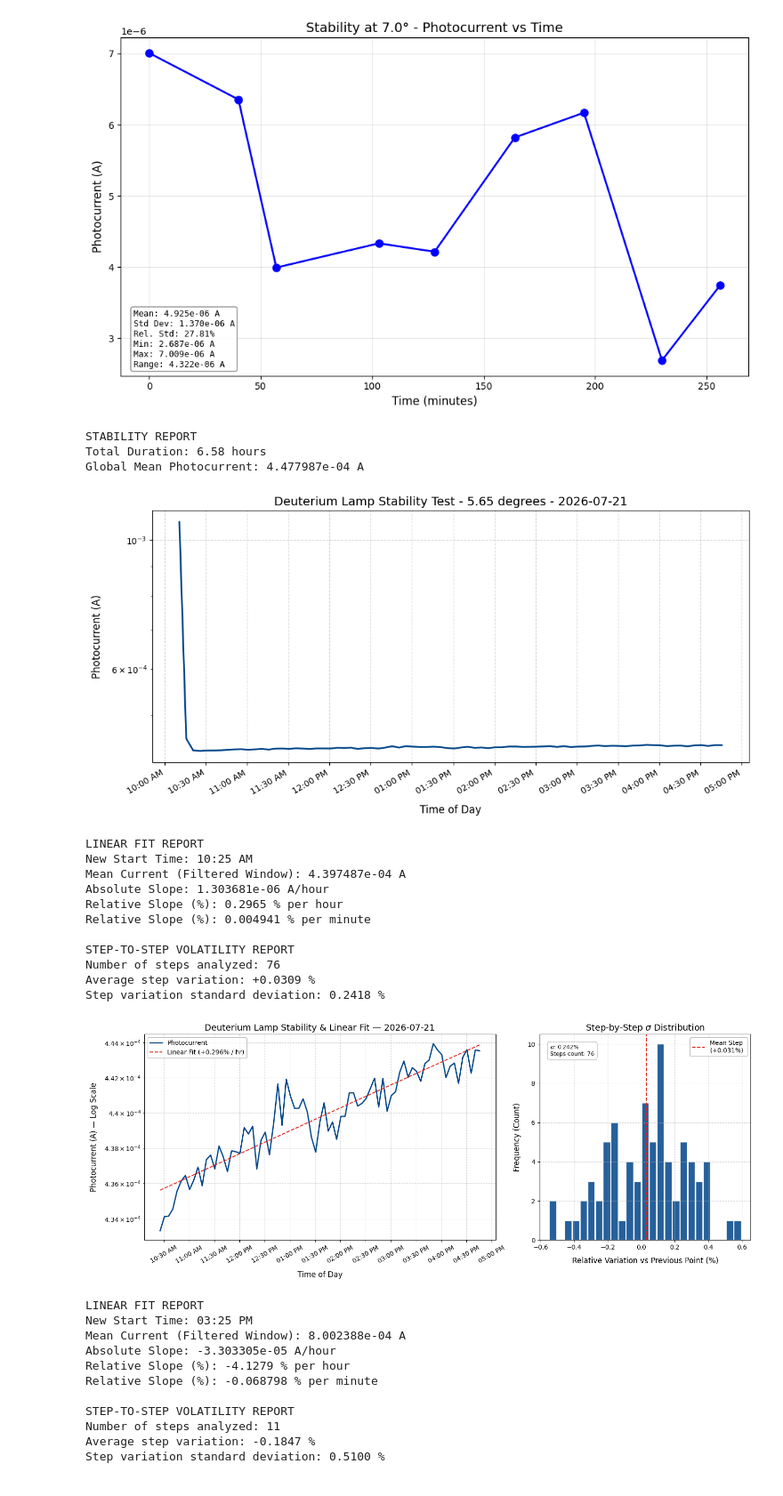
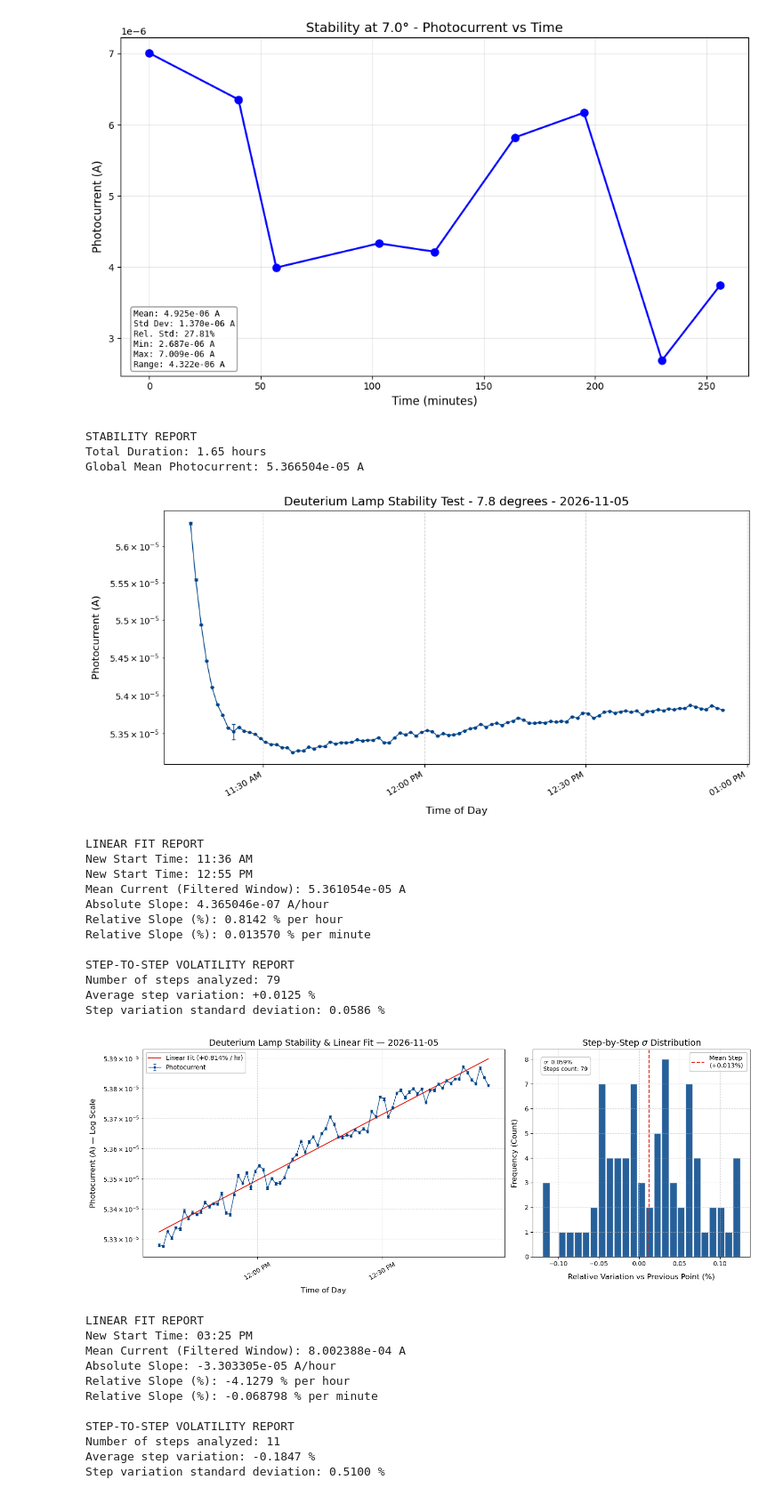
Before and after one commit to laughtonmichael2004-hue/lea-summer_2026_Internship, a Jupyter notebook: 2. Deuterium Lamp/Deuterium Lamp Analysis Code.ipynb, the cells around one changed output. Shown at 89% size. Drawn from its saved outputs; the diff is of its cells as text; code cells hidden in the pictures.

Commit message:
plotting and stability analysis for D2 lamp at 7.8 degrees

```diff
--- a/2. Deuterium Lamp/Deuterium Lamp Analysis Code.ipynb
+++ b/2. Deuterium Lamp/Deuterium Lamp Analysis Code.ipynb
@@ -1010,7 +1006,8 @@ import pandas as pd
 import os
 
 # LOAD DATA
-path_file = r"C:\Users\leaga\OneDrive\Desktop\Internship UoM\VUV Monochromator\2. Deuterium Lamp\Stability\test_stability_20260721.txt"
+#path_file = r"C:\Users\leaga\OneDrive\Desktop\Internship UoM\VUV Monochromator\2. Deuterium Lamp\Stability\test_stability_20260721.txt"
+path_file = r"C:\Users\laugh\lea-summer-2026-internship-forked\lea-summer_2026_Internship\2. Deuterium Lamp\second_pos_a_stability.txt"
 df = pd.read_csv(path_file)
 
 # Convert timestamps to datetime objects
@@ -1029,9 +1026,9 @@ print(f"Global Mean Photocurrent: {current_mean_total:.6e} A")
 # PLOTTING
 fig, ax = plt.subplots(figsize=(11, 5.5))
 
-ax.plot(df['timestamp'], df['current_mean_A'], color='#004488', linewidth=2)
+ax.errorbar(df['timestamp'], df['current_mean_A'], yerr=df['current_std_A'] / np.sqrt(df['n_samples']), color='#004488', linestyle='-', linewidth=1, fmt='o', markersize=3, elinewidth=1, capsize=2, label='Photocurrent (mean ± std)')
 
-ax.set_title(f'Deuterium Lamp Stability Test - 5.65 degrees - {experiment_date}', fontsize=14)
+ax.set_title(f'Deuterium Lamp Stability Test - 7.8 degrees - {experiment_date}', fontsize=14)
 ax.set_xlabel('Time of Day', fontsize=12, labelpad=10)
 ax.set_ylabel('Photocurrent (A)', fontsize=12, labelpad=10)
 ax.set_yscale('log')
@@ -1043,19 +1040,20 @@ ax.xaxis.set_major_formatter(mdates.DateFormatter('%I:%M %p'))
 ax.xaxis.set_major_locator(mdates.MinuteLocator(byminute=[0, 30]))
 fig.autofmt_xdate(rotation=30, ha='right')
 
-save_path = os.path.join(r"C:\Users\leaga\OneDrive\Desktop\Internship UoM\VUV Monochromator\2. Deuterium Lamp\Stability\stability_at_5.65deg_plot_data_5min_intervals_20260721.png")
-plt.savefig(save_path, dpi=300, bbox_inches='tight')
+#save_path = os.path.join(r"C:\Users\leaga\OneDrive\Desktop\Internship UoM\VUV Monochromator\2. Deuterium Lamp\Stability\stability_at_5.65deg_plot_data_5min_intervals_20260721.png")
+#plt.savefig(save_path, dpi=300, bbox_inches='tight')
+plt.savefig("second_pos_a_stability.png", dpi=600, bbox_inches='tight')
 
 plt.tight_layout()
 plt.show()
 # %% [output]
 STABILITY REPORT
-Total Duration: 6.58 hours
-Global Mean Photocurrent: 4.477987e-04 A
+Total Duration: 1.65 hours
+Global Mean Photocurrent: 5.366504e-05 A
-[figure, old version]
+[figure, new version]
 # %%
 # STABILITY ANALYSIS - LINEAR FIT & VOLATILITY HISTOGRAM
-
+# Note this has errorbars and filtered window twice... easy to change back.
 import os
 import matplotlib.dates as mdates
 import matplotlib.pyplot as plt
@@ -1063,21 +1061,24 @@ import numpy as np
 import pandas as pd
 
 # LOAD DATA
-path_file = r"C:\Users\leaga\OneDrive\Desktop\Internship UoM\VUV Monochromator\2. Deuterium Lamp\Stability\test_stability_20260721.txt"
+path_file = r"C:\Users\laugh\lea-summer-2026-internship-forked\lea-summer_2026_Internship\2. Deuterium Lamp\second_pos_a_stability.txt"
 df = pd.read_csv(path_file)
 df['timestamp'] = pd.to_datetime(df['timestamp'])
 
 # FILTER DATA (Start at 10:25 AM, when lamp is "stable")
-df_filtered = df[df['t_min'] >= 15.0].copy()
+# Cannot be bothered to figure out the times... use like 30
+df_filtered = df[df['t_min'] >= 20.0].copy()
+df_filtered = df_filtered[df_filtered['t_min'] <= 100].copy() # cuts off the step seen at the end...
 
 # CALCULATE LINEAR FIT & SLOPE IN %
 # Convert filtered timestamps to numerical minutes/hours from the new start point
 time_minutes = df_filtered['t_min'].values - df_filtered['t_min'].min()
 time_hours = time_minutes / 60.0
 current_vals = df_filtered['current_mean_A'].values
+current_stds = df_filtered['current_std_A'] / np.sqrt(df_filtered['n_samples'])
 
 # Fit a first-degree polynomial (straight line): y = mx + c
-slope, intercept = np.polyfit(time_hours, current_vals, 1)
+slope, intercept = np.polyfit(time_hours, current_vals, 1, w=1/current_stds)
 fit_line = slope * time_hours + intercept
 
 # Calculate relative slope percentage based on the global mean of this window
@@ -1090,6 +1091,7 @@ experiment_date = df_filtered['timestamp'].iloc[0].strftime('%Y-%m-%d')
 
 print("LINEAR FIT REPORT")
 print(f"New Start Time: {df_filtered['timestamp'].iloc[0].strftime('%I:%M %p')}")
+print(f"New Start Time: {df_filtered['timestamp'].iloc[-1].strftime('%I:%M %p')}")
 print(f"Mean Current (Filtered Window): {mean_current:.6e} A")
 print(f"Absolute Slope: {slope:.6e} A/hour")
 print(f"Relative Slope (%): {slope_pct_per_hour:.4f} % per hour")
@@ -1111,17 +1113,10 @@ fig, (ax1, ax2) = plt.subplots(1, 2, figsize=(15, 6), gridspec_kw={'width_ratios
 
 # LEFT PLOT: Long-term Time Evolution & Drift
 ax1.set_yscale('log')
-ax1.plot(df_filtered['timestamp'], current_vals, color='#004488', linewidth=2, label='Photocurrent')
-ax1.plot(df_filtered['timestamp'], fit_line, color='#e32219', linestyle='--', linewidth=1.5,
+ax1.errorbar(df_filtered['timestamp'], current_vals, yerr=current_stds, color='#004488', linestyle='-', linewidth=1, fmt='o', markersize=3, elinewidth=1, capsize=2, label='Photocurrent')
+ax1.plot(df_filtered['timestamp'], fit_line, color='#e32219', linestyle='-', linewidth=1.5,
          label=f'Linear Fit ({slope_pct_per_hour:+.3f}% / hr)')
 
-if (df_filtered['current_std_A'] > 0).any():
-    ax1.fill_between(
-        df_filtered['timestamp'],
-        current_vals - df_filtered['current_std_A'],
-        current_vals + df_filtered['current_std_A'],
-        color='#004488', alpha=0.12, label='Uncertainty ($\\pm\\sigma$)'
-    )
 
 ax1.set_title(f'Deuterium Lamp Stability & Linear Fit — {experiment_date}', fontsize=14)
 ax1.set_xlabel('Time of Day', fontsize=12, labelpad=10)
@@ -1130,45 +1125,46 @@ ax1.grid(True, which="both", linestyle='--', alpha=0.5, color='#b0b0b0')
 
 ax1.xaxis.set_major_formatter(mdates.DateFormatter('%I:%M %p'))
 ax1.xaxis.set_major_locator(mdates.MinuteLocator(byminute=[0, 30]))
 ax1.tick_params(axis='x', rotation=30)
 ax1.legend(loc='upper left', frameon=True, edgecolor='#b0b0b0')
 
 # RIGHT PLOT: Short-term Step Volatility Histogram
 counts, bins, patches = ax2.hist(relative_diffs_pct, bins=25, color='#004488',
                                  edgecolor='white', alpha=0.85, rwidth=0.9)
 ax2.axvline(mean_step, color='#e32219', linestyle='--', linewidth=1.5,
            label=f'Mean Step \n({mean_step:+.3f}%)')
 
 ax2.set_title('Step-by-Step $\\sigma$ Distribution', fontsize=14)
 ax2.set_xlabel('Relative Variation vs Previous Point (%)', fontsize=12, labelpad=10)
 ax2.set_ylabel('Frequency (Count)', fontsize=12, labelpad=10)
 ax2.grid(True, linestyle='--', alpha=0.5, color='#b0b0b0')
 ax2.legend(loc='upper right', frameon=True, edgecolor='#b0b0b0')
 
 stats_box = f"$\\sigma$: {std_step:.3f}% \nSteps count: {len(relative_diffs_pct)}"
 ax2.text(0.05, 0.95, stats_box, transform=ax2.transAxes, fontsize=9,
          verticalalignment='top', bbox=dict(boxstyle='round,pad=0.5', facecolor='white', edgecolor='#b0b0b0', alpha=0.8))
 
 plt.tight_layout()
 
-save_path = r"C:\Users\leaga\OneDrive\Desktop\Internship UoM\VUV Monochromator\2. Deuterium Lamp\Stability\stability_5.65deg_5min_intervals_20260721.png"
-os.makedirs(os.path.dirname(save_path), exist_ok=True)
-plt.savefig(save_path, dpi=300, bbox_inches='tight')
+#save_path = r"C:\Users\leaga\OneDrive\Desktop\Internship UoM\VUV Monochromator\2. Deuterium Lamp\Stability\stability_5.65deg_5min_intervals_20260721.png"
+#os.makedirs(os.path.dirname(save_path), exist_ok=True)
+plt.savefig("second_pos_a_stability_volatility_report_cropped.png", dpi=600, bbox_inches='tight')
 
 plt.show()
 # %% [output]
 LINEAR FIT REPORT
-New Start Time: 10:25 AM
-Mean Current (Filtered Window): 4.397487e-04 A
-Absolute Slope: 1.303681e-06 A/hour
-Relative Slope (%): 0.2965 % per hour
-Relative Slope (%): 0.004941 % per minute
+New Start Time: 11:36 AM
+New Start Time: 12:55 PM
+Mean Current (Filtered Window): 5.361054e-05 A
+Absolute Slope: 4.365046e-07 A/hour
+Relative Slope (%): 0.8142 % per hour
+Relative Slope (%): 0.013570 % per minute
 
 STEP-TO-STEP VOLATILITY REPORT
-Number of steps analyzed: 76
-Average step variation: +0.0309 %
-Step variation standard deviation: 0.2418 %
+Number of steps analyzed: 79
+Average step variation: +0.0125 %
+Step variation standard deviation: 0.0586 %
-[figure, old version]
+[figure, new version]
 # %%
 # SAME THING - DATA TAKEN 2026/07/22
 
```
Also changed, not shown: parts of 1 cell of this notebook, 8 other files.
